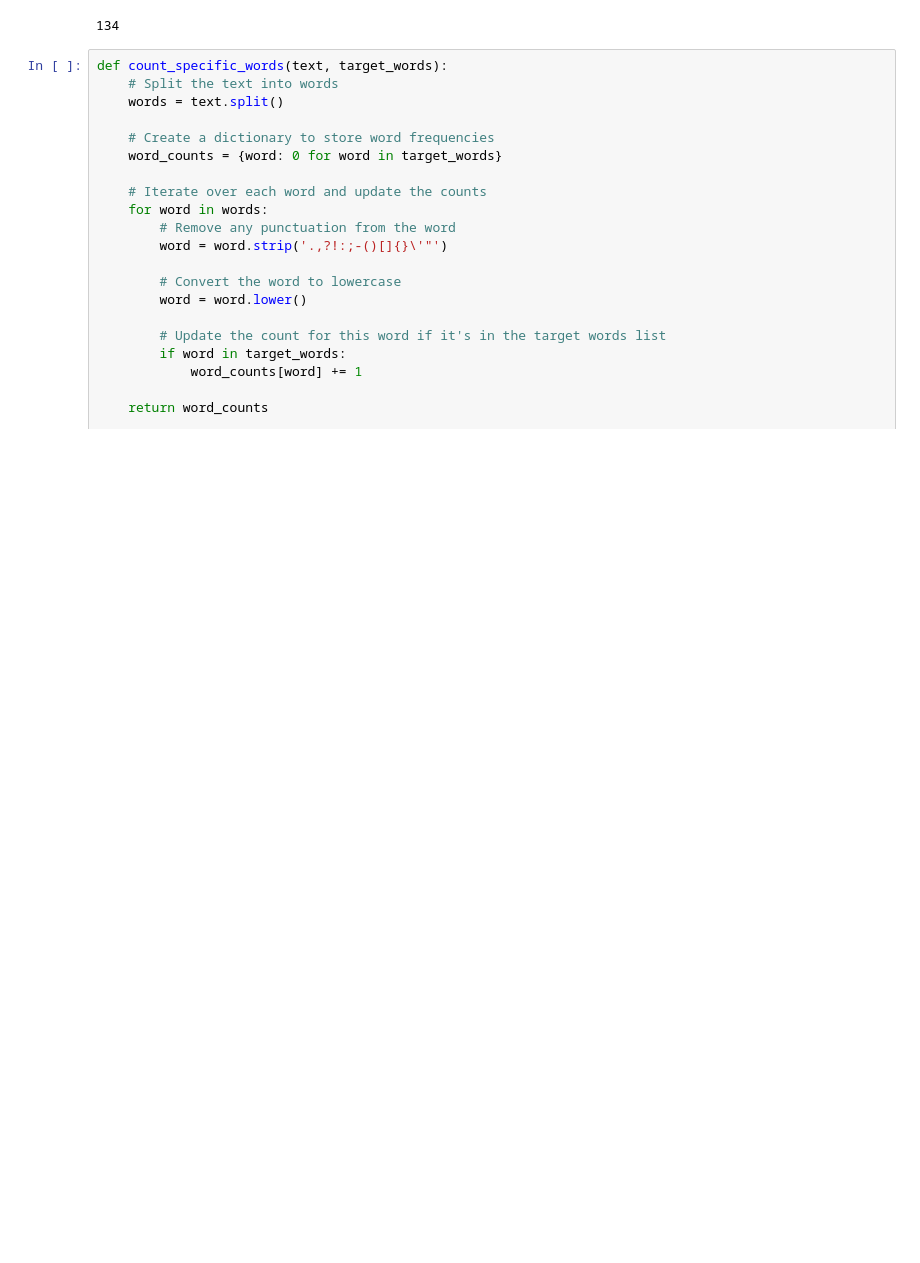
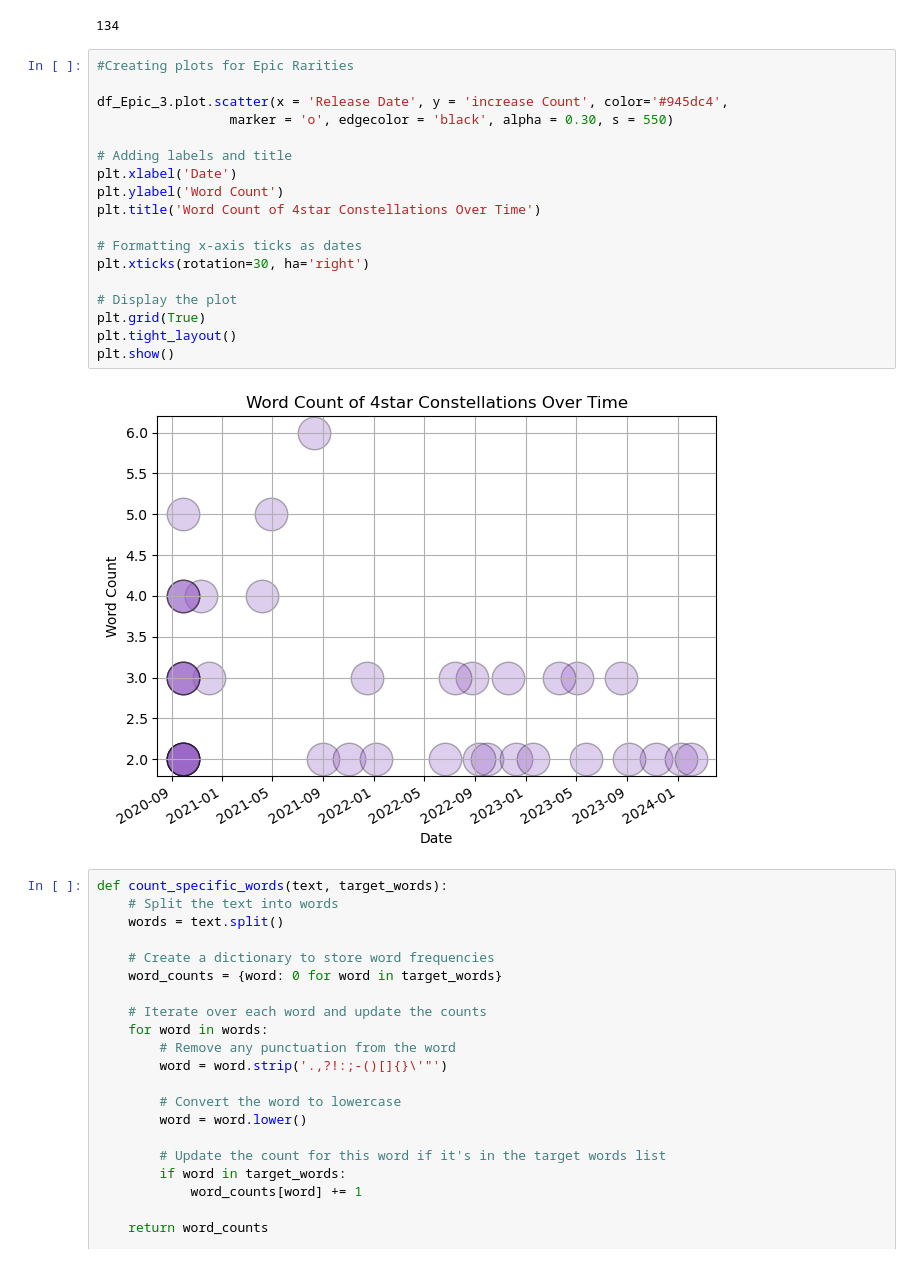
Before and after one commit to igntobias/BEE2041_Project, a Jupyter notebook: BEE_2041_Project_File_Function1_Fixing.ipynb, the cells around one changed output. Cells and saved outputs as stored; diff of their text form; blank space fills up the shorter version.

```diff
--- a/BEE_2041_Project_File_Function1_Fixing.ipynb
+++ b/BEE_2041_Project_File_Function1_Fixing.ipynb
@@ -643,6 +763,26 @@ def count_specific_words_test(Input, Target):
 count_specific_words_test(testing1, ["crit", "dmg", "atk", ""])
 # %% [output]
 134
+# %%
+#Creating plots for Epic Rarities
+
+df_Epic_3.plot.scatter(x = 'Release Date', y = 'increase Count', color='#945dc4',
+                 marker = 'o', edgecolor = 'black', alpha = 0.30, s = 550)
+
+# Adding labels and title
+plt.xlabel('Date')
+plt.ylabel('Word Count')
+plt.title('Word Count of 4star Constellations Over Time')
+
+# Formatting x-axis ticks as dates
+plt.xticks(rotation=30, ha='right')
+
+# Display the plot
+plt.grid(True)
+plt.tight_layout()
+plt.show()
+# %% [output]
+[figure, added]
 # %%
 def count_specific_words(text, target_words):
     # Split the text into words
```
Also changed, not shown: parts of 28 cells of this notebook.
